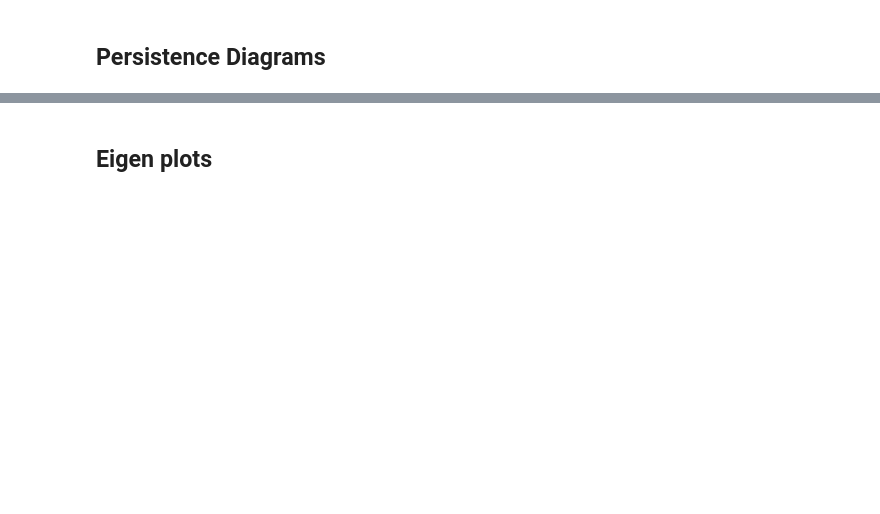
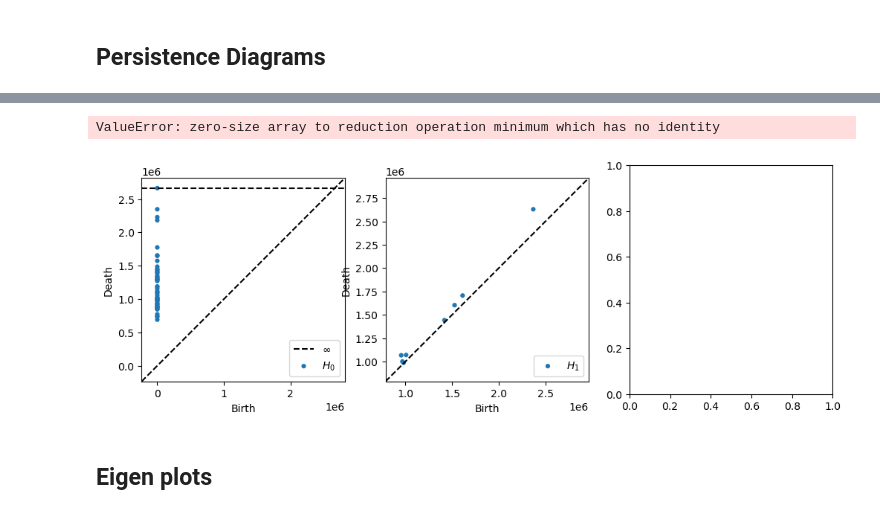
Before and after one commit to Orecchia-Research-Group/manifold_learning, a Jupyter notebook: Pansquam_TCGA.ipynb, the cells around one changed output, grey strips where cells are left out. Drawn from its saved outputs; the diff is of its cells as text; code cells hidden in the pictures; blank space fills up the shorter version.

```diff
--- a/Pansquam_TCGA.ipynb
+++ b/Pansquam_TCGA.ipynb
@@ -262,0 +273,11 @@ Rips(maxdim=1, thresh=inf, coeff=2, do_cocycles=False, n_perm = None, verbose=Tr
+# %%
+dgms = ripser(data_landmark, maxdim=2)['dgms']
+
+
+plt.figure(figsize=(12, 4))
+plot_diagrams(dgms, plot_only=[0], ax=plt.subplot(131))
+plot_diagrams(dgms, plot_only=[1], ax=plt.subplot(132))
+plot_diagrams(dgms, plot_only=[2], ax=plt.subplot(133))
+# %% [output]
+ValueError: zero-size array to reduction operation minimum which has no identity
+[figure, added]
```
Also changed, not shown: parts of 12 cells of this notebook.
